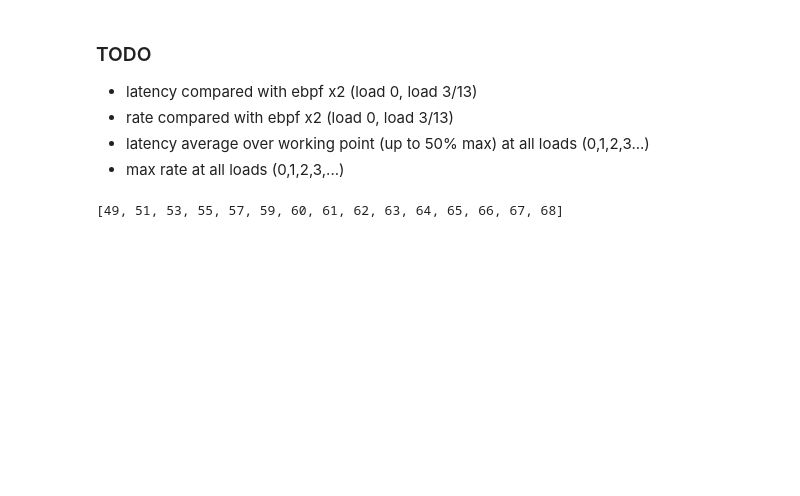
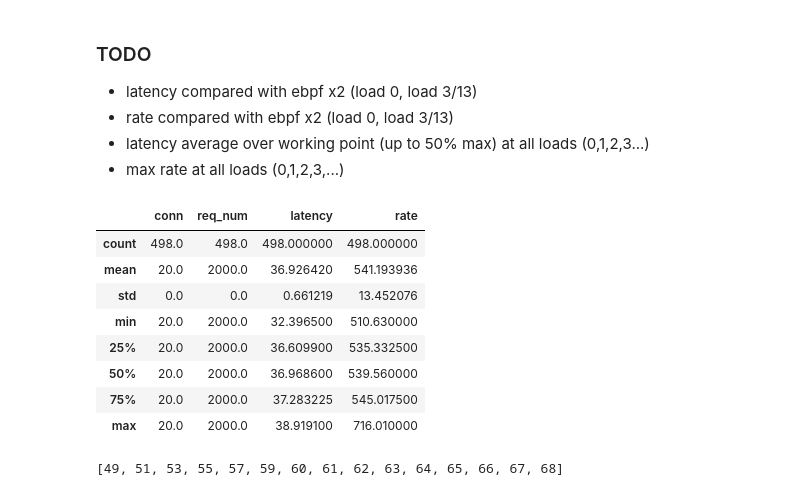
Before and after one commit to giulio-sido/bombardier, a Jupyter notebook: plot_bench.ipynb, the cells around one changed output. Cells and saved outputs as stored; diff of their text form; code cells hidden in the pictures; blank space fills up the shorter version.

```diff
--- a/plot_bench.ipynb
+++ b/plot_bench.ipynb
@@ -46,6 +46,20 @@ RATE_RANGES = {
 #         latencies.append(lat_increase)
 #         rates.append(rate_decrease)
 #     results[test] = {"latencies": latencies, "rates": rates}
+# %%
+df_5 = pd.read_csv(f"{FOLDER}ebpf-20-20.csv", index_col=None, header=None, names=COLUMNS)
+df_5.describe()
+df_5.iloc[-498:].describe()
+# %% [output]
+|  | conn | req_num | latency | rate |
+| count | 498.0 | 498.0 | 498.000000 | 498.000000 |
+| mean | 20.0 | 2000.0 | 36.926420 | 541.193936 |
+| std | 0.0 | 0.0 | 0.661219 | 13.452076 |
+| min | 20.0 | 2000.0 | 32.396500 | 510.630000 |
+| 25% | 20.0 | 2000.0 | 36.609900 | 535.332500 |
+| 50% | 20.0 | 2000.0 | 36.968600 | 539.560000 |
+| 75% | 20.0 | 2000.0 | 37.283225 | 545.017500 |
+| max | 20.0 | 2000.0 | 38.919100 | 716.010000 |
 # %%
 results1 = dict()
 for test in TEST_LIST1:
```
Also changed, not shown: parts of 9 cells of this notebook, 14 other files.
